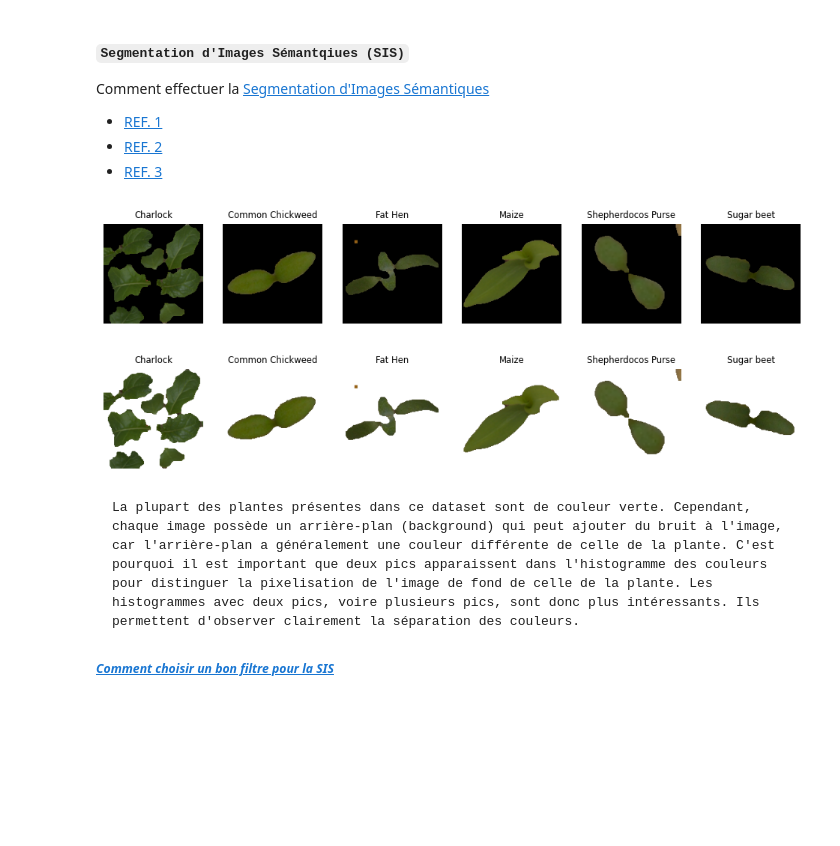
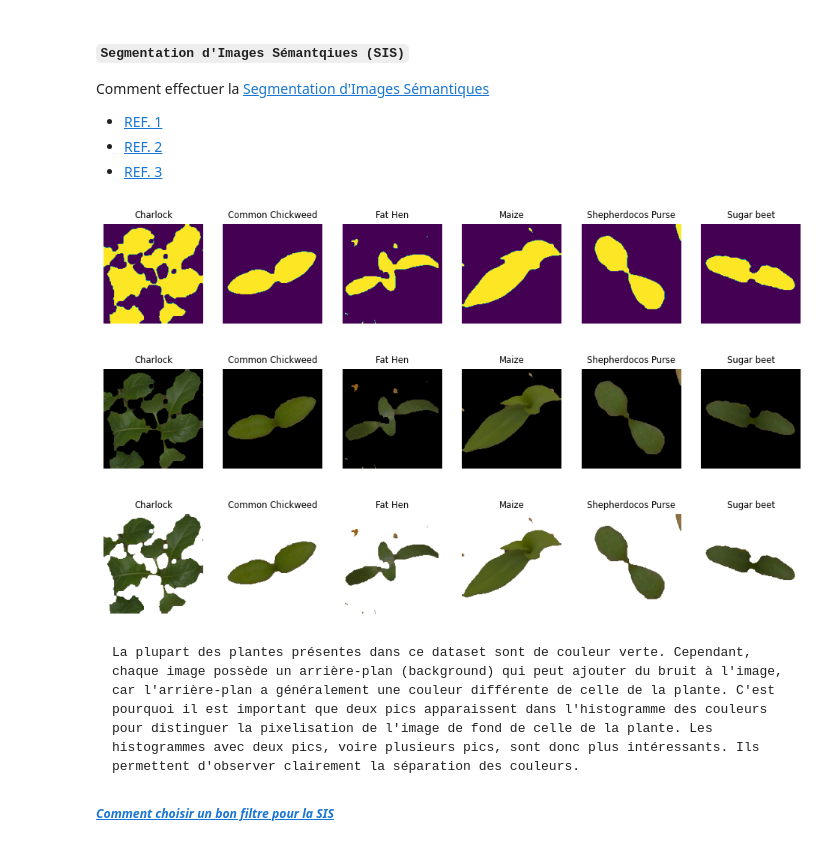
Before and after one commit to Haszb/Plant_Seedlings_ds_Project, a Jupyter notebook: main.ipynb, the cells around one changed output. Saved outputs shown, nothing was run; the diff lists cells and outputs as text; code cells hidden in the pictures; blank space fills up the shorter version.

````diff
--- a/main.ipynb
+++ b/main.ipynb
@@ -144,42 +162,43 @@ Comment effectuer la [Segmentation d'Images Sémantiques]()
 * [REF. 3](https://towardsdatascience.com/semantic-segmentation-popular-architectures-dff0a75f39d0)
 # %%
 # seuils de valeurs RGB de l'arrère plan(background) extrait de l'histogramme de couleurs du canal 1
-threshold   = [-100, -25]
+threshold   = [-200, -25]
 
 # seuils maximals du noir sur une échelle de [0, 255] pour les 3 canaux
 upper_color = [30, 30, 30]
 
 # seuils minimals du noir sur une échelle de [0, 255] pour les 3 canaux
 lower_color = [0, 0, 0]
 
 # rayon utilisé pour la dilatation et l'érosion
-radius      = 3
+radius      = 3.8
 
 # méthode de segmentation
 method      = "numpy"
 
 # idices des différentes espèces
 id_sel      = [1, 3, 5, 7, 9, 11]
 
-for bg in [ "black", "white"]:
+for bg in [ "mask", "black", "white"]:
     SemanticImage(
         data        = data,
         index       = index,
         channel     = channel,
         threshold   = threshold,
         upper_color = upper_color,
         lower_color = lower_color,
         legend      = legend,
         radius      = radius,
         method      = method,
         bg          = bg,
         id_sel      = id_sel,
         deep_mask   = True,
-        kernel      = (5, 5)
+        kernel      = (2, 2)
     )
 # %% [output]
-[figure, old version]
+[figure, new version]
-[figure, old version]
+[figure, new version]
+[figure, added]
 # %% [markdown]
 ```markdown
 La plupart des plantes présentes dans ce dataset sont de couleur verte. Cependant, chaque image possède un arrière-plan (background) qui peut ajouter du bruit à l'image, car l'arrière-plan a généralement une couleur différente de celle de la plante. C'est pourquoi il est important que deux pics apparaissent dans l'histogramme des couleurs pour distinguer la pixelisation de l'image de fond de celle de la plante. Les histogrammes avec deux pics, voire plusieurs pics, sont donc plus intéressants. Ils permettent d'observer clairement la séparation des couleurs.
````
Also changed, not shown: parts of 1 cell of this notebook, 1 other file.
